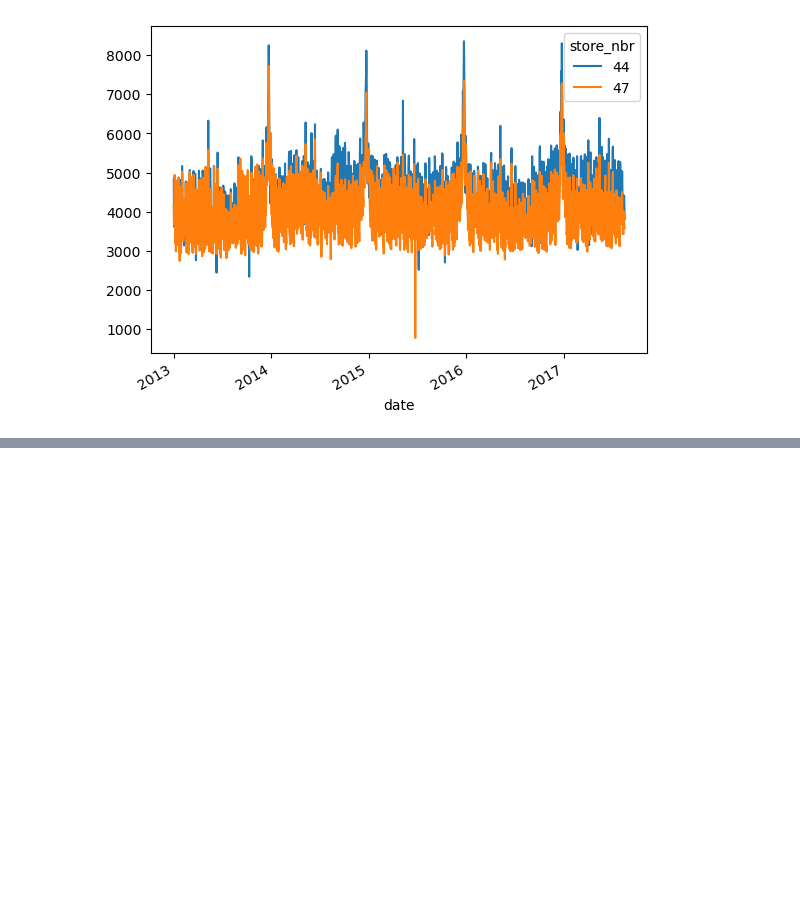
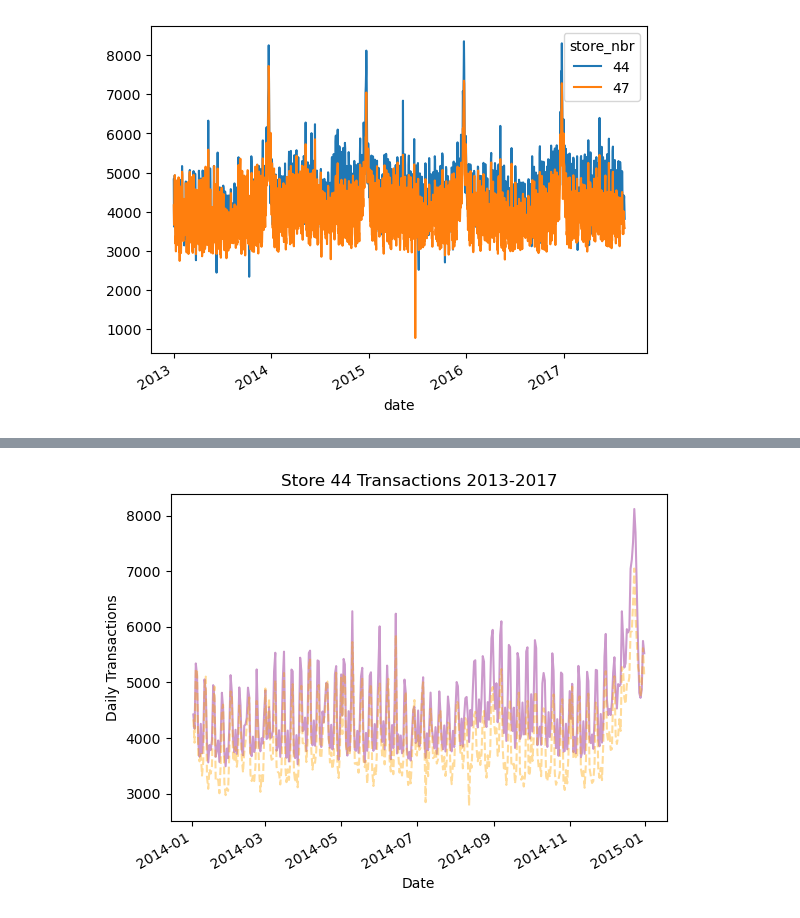
Before and after one commit to amorganhunt/Maven-NumPy-and-Pandas-2, a Jupyter notebook: maven_python_course/data_visualization/matplotlib.ipynb, the cells around one changed output, grey strips where cells are left out. Saved outputs shown, nothing was run; the diff lists cells and outputs as text; code cells hidden in the pictures; blank space fills up the shorter version.

```diff
--- a/maven_python_course/data_visualization/matplotlib.ipynb
+++ b/maven_python_course/data_visualization/matplotlib.ipynb
@@ -65,0 +120,17 @@ transactions_44.set_index("date").plot()
+# %%
+(transactions
+ .query("store_nbr in [44, 47] and date.dt.year == 2014")
+ .pivot_table(index="date", columns="store_nbr")
+ .droplevel(0, axis=1)
+ .plot(
+     title="Store 44 Transactions 2013-2017",
+    xlabel="Date",
+    ylabel="Daily Transactions",
+    color=["purple", "orange"],
+    alpha=.4,
+    style=["-", "--"],
+    legend=False # This removed the legend
+ )
+ );
+# %% [output]
+[figure, added]
```
Also changed, not shown: parts of 17 cells of this notebook, 1 other file.
